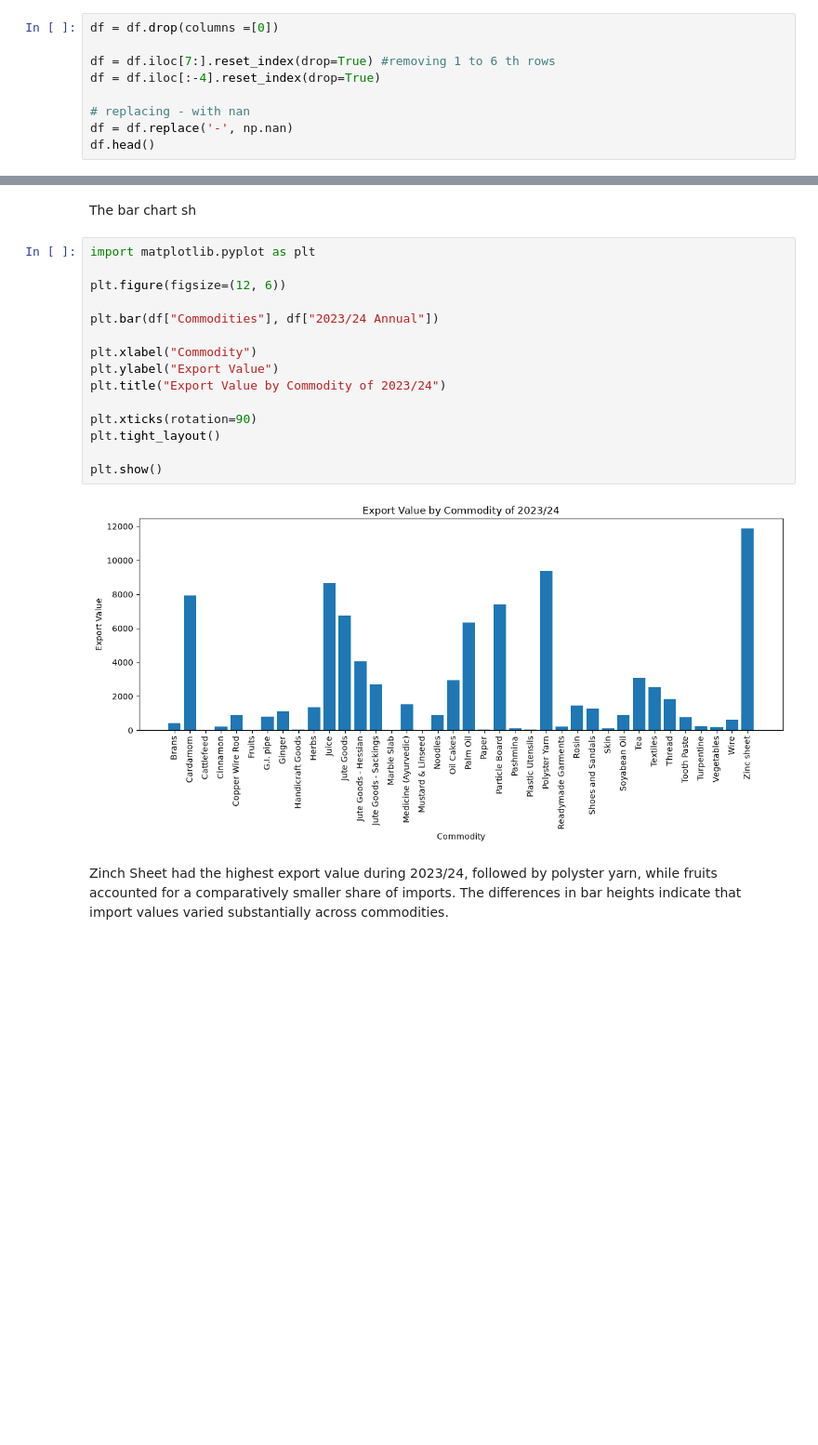
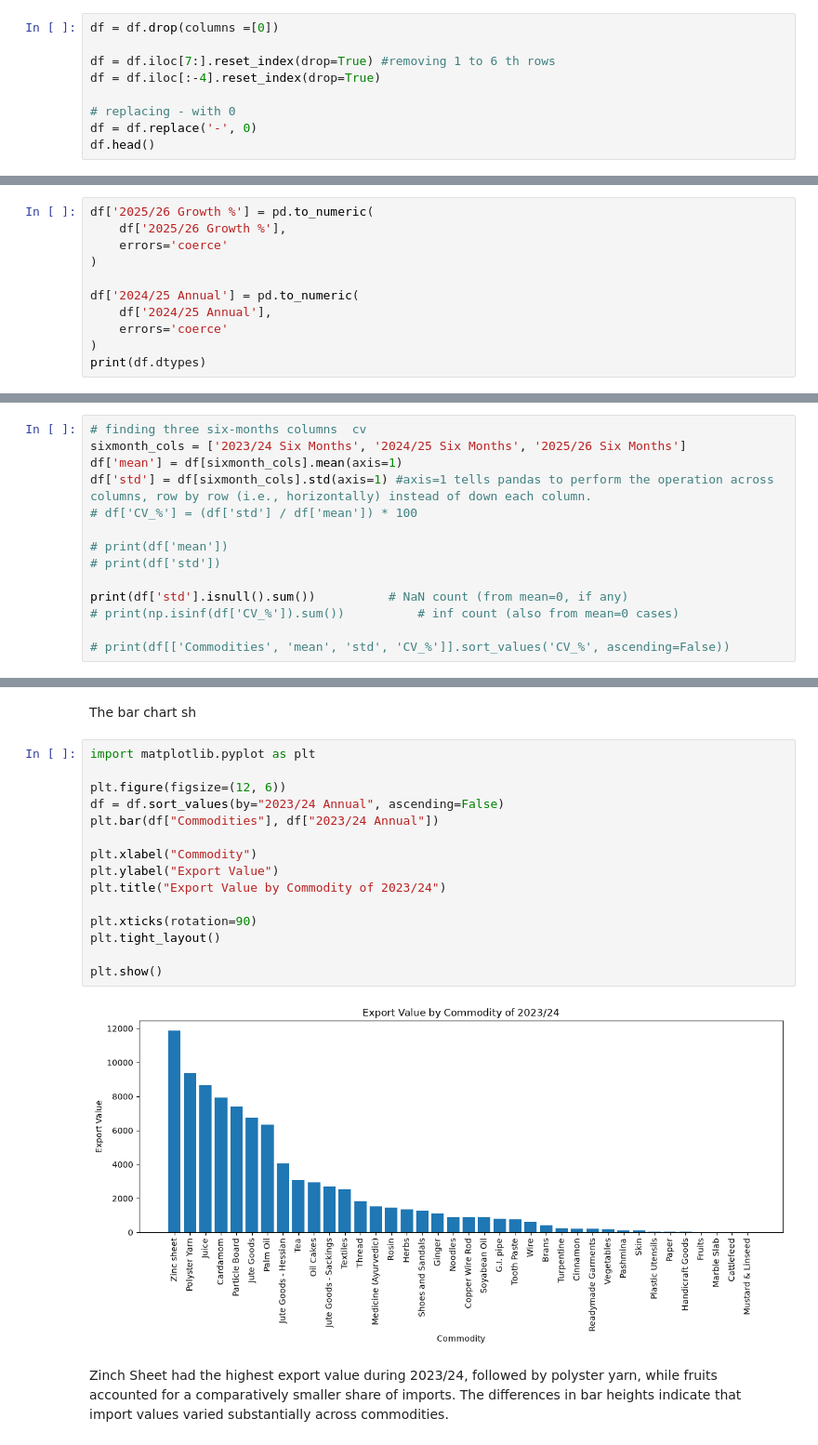
Before and after one commit to mesuvein23/SocrateAI, a Jupyter notebook: project_economics.ipynb, the cells around one changed output, grey strips where cells are left out. Shown at 93% size. Drawn from its saved outputs; the diff is of its cells as text; blank space fills up the shorter version.

```diff
--- a/project_economics.ipynb
+++ b/project_economics.ipynb
@@ -26,8 +28,8 @@ df = df.drop(columns =[0])
 df = df.iloc[7:].reset_index(drop=True) #removing 1 to 6 th rows
 df = df.iloc[:-4].reset_index(drop=True)
 
-# replacing - with nan
-df = df.replace('-', np.nan)
+# replacing - with 0
+df = df.replace('-', 0)
 df.head()
 # %% [output]
 |  | 1 | 2 | 3 | 4 | 5 | 6 | 7 | 8 | 9 |
@@ -71,0 +143,11 @@ df.head()
+# %%
+df['2025/26 Growth %'] = pd.to_numeric(
+    df['2025/26 Growth %'],
+    errors='coerce'
+)
+
+df['2024/25 Annual'] = pd.to_numeric(
+    df['2024/25 Annual'],
+    errors='coerce'
+)
+print(df.dtypes)
@@ -164,3 +384,17 @@ print(std_202526_sixmnth)
 1544.03
 3282.77
 9060.13
+# %%
+# finding three six-months columns  cv
+sixmonth_cols = ['2023/24 Six Months', '2024/25 Six Months', '2025/26 Six Months']
+df['mean'] = df[sixmonth_cols].mean(axis=1)
+df['std'] = df[sixmonth_cols].std(axis=1) #axis=1 tells pandas to perform the operation across columns, row by row (i.e., horizontally) instead of down each column.
+# df['CV_%'] = (df['std'] / df['mean']) * 100
+
+# print(df['mean'])
+# print(df['std'])
+
+print(df['std'].isnull().sum())          # NaN count (from mean=0, if any)
+# print(np.isinf(df['CV_%']).sum())          # inf count (also from mean=0 cases)
+
+# print(df[['Commodities', 'mean', 'std', 'CV_%']].sort_values('CV_%', ascending=False))
@@ -291,20 +515,20 @@ The bar chart sh
 # %%
 import matplotlib.pyplot as plt
 
 plt.figure(figsize=(12, 6))
-
+df = df.sort_values(by="2023/24 Annual", ascending=False)
 plt.bar(df["Commodities"], df["2023/24 Annual"])
 
 plt.xlabel("Commodity")
 plt.ylabel("Export Value")
 plt.title("Export Value by Commodity of 2023/24")
 
 plt.xticks(rotation=90)
 plt.tight_layout()
 
 plt.show()
 # %% [output]
-[figure, old version]
+[figure, new version]
 # %% [markdown]
 Zinch Sheet had the highest export value during 2023/24, followed by polyster yarn, while fruits accounted
 for a comparatively smaller share of imports. The differences in bar heights indicate that import values varied substantially across commodities.
```
Also changed, not shown: parts of 50 cells of this notebook, 5 other files.
